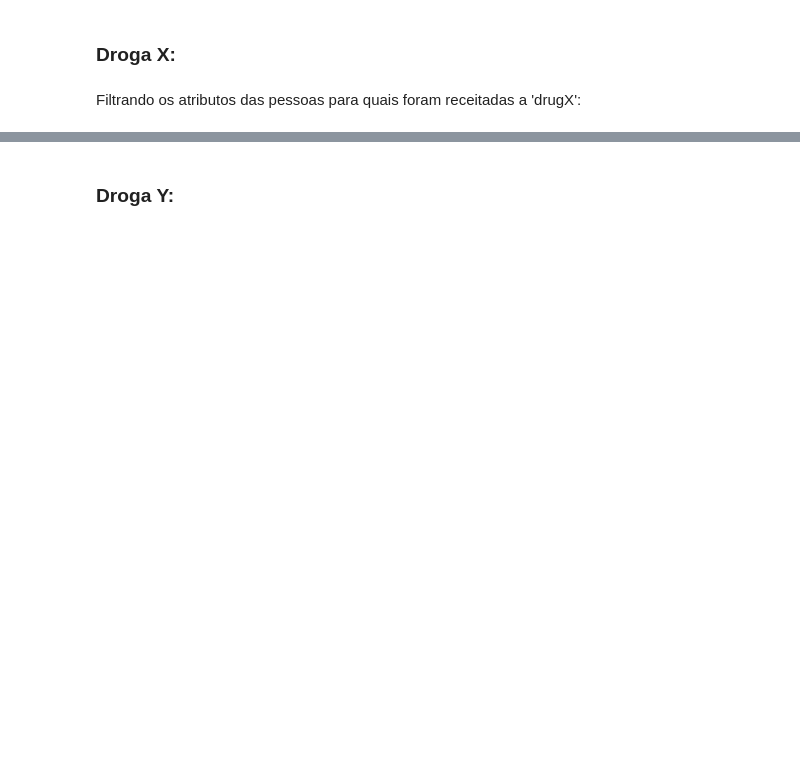
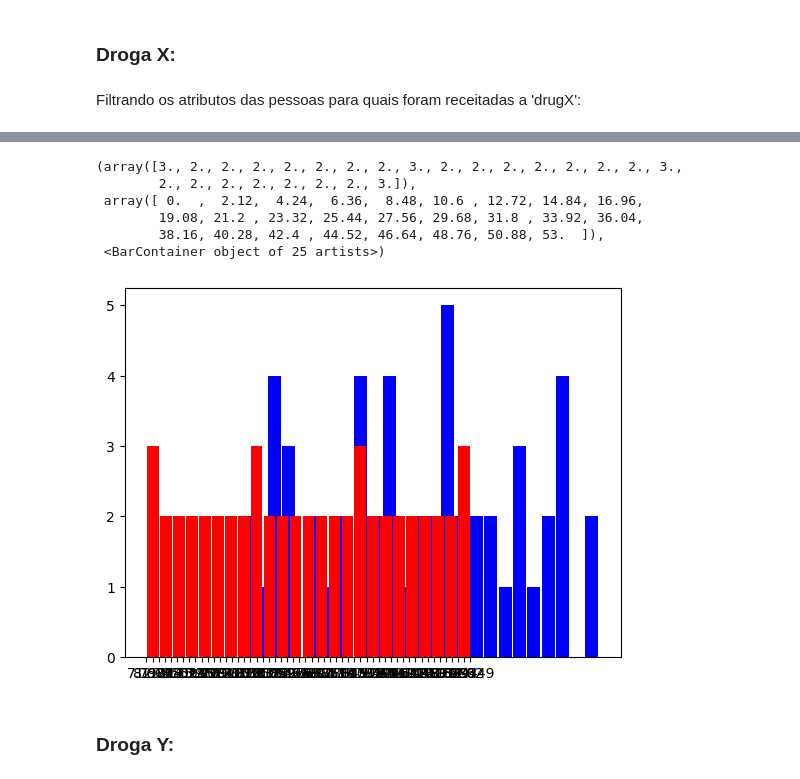
Before and after one commit to iianmelo/ProjetoEstat-stica, a Jupyter notebook: Análise_Exploratória.ipynb, the cells around one changed output, grey strips where cells are left out. Drawn from its saved outputs; the diff is of its cells as text; code cells hidden in the pictures; blank space fills up the shorter version.

```diff
--- a/Análise_Exploratória.ipynb
+++ b/Análise_Exploratória.ipynb
@@ -213,2 +417,75 @@ fig.show()
+# %%
+# Filtrando os dados das pessoas que foram receitados a 'drugX'
+dados_drugX = dados_drogas_200[dados_drogas_200['Drug'] == 'drugX']
+
+################################################################################
+#Filtrando Sexo:
+Sex_count_drugX = dados_drugX['Sex'].value_counts()
+
+fig = go.Figure(data=[go.Bar(
+    x=Sex_count_drugX.index,  # Classificações do sexo
+    y=Sex_count_drugX.values,  # Contagens
+)])
+
+fig.update_layout(
+    template='plotly_dark',
+    title='Contagem de Classificações de Sexo nas receitas da drugX',
+    xaxis=dict(title='Classificação do Sexo'),
+    yaxis=dict(title='Quantidade')
+)
+# Exibir o gráfico
+fig.show()
+
+################################################################################
+#Filtrando Pressão sanguínea
+blood_pressure_count_drugX = dados_drugX['BP'].value_counts()
+
+fig = go.Figure(data=[go.Bar(
+    x=blood_pressure_count_drugX.index,  # Classificações da pressão sanguínea
+    y=blood_pressure_count_drugX.values,  # Contagens
+)])
+
+fig.update_layout(
+    template='plotly_dark',
+    title='Contagem de Classificações da pressão sanguínea nas receitas da drugX',
+    xaxis=dict(title='Classificação da pressão sanguínea'),
+    yaxis=dict(title='Quantidade')
+)
+# Exibir o gráfico
+fig.show()
+
+################################################################################
+#Filtrando Colesterol:
+Cholesterol_count_drugX = dados_drugX['Cholesterol'].value_counts()
+
+fig = go.Figure(data=[go.Bar(
+    x=Cholesterol_count_drugX.index,  # Classificações do colesterol no sangue
+    y=Cholesterol_count_drugX.values,  # Contagens
+)])
+
+fig.update_layout(
+    template='plotly_dark',
+    title='Contagem de Classificações do colesterol no sangue nas receitas da drugX',
+    xaxis=dict(title='Classificação do colesterol no sangue'),
+    yaxis=dict(title='Quantidade')
+)
+# Exibir o gráfico
+fig.show()
+
+################################################################################
+#Filtrando Idades:
+plt.hist(dados_drugX['Age'], 25, rwidth=0.9, color='Blue')
+
+################################################################################
+#Filtrando razão entre sódio e potássio no sangue:
+plt.hist(dados_drugX['Na_to_K'], 25, rwidth=0.9, color='Red')
+# %% [output]
+(array([3., 2., 2., 2., 2., 2., 2., 2., 3., 2., 2., 2., 2., 2., 2., 2., 3.,
+        2., 2., 2., 2., 2., 2., 2., 3.]),
+ array([ 0.  ,  2.12,  4.24,  6.36,  8.48, 10.6 , 12.72, 14.84, 16.96,
+        19.08, 21.2 , 23.32, 25.44, 27.56, 29.68, 31.8 , 33.92, 36.04,
+        38.16, 40.28, 42.4 , 44.52, 46.64, 48.76, 50.88, 53.  ]),
+ <BarContainer object of 25 artists>)
+[figure, added]
 # %% [markdown]
 ### Droga Y:
```
Also changed, not shown: parts of 18 cells of this notebook.
